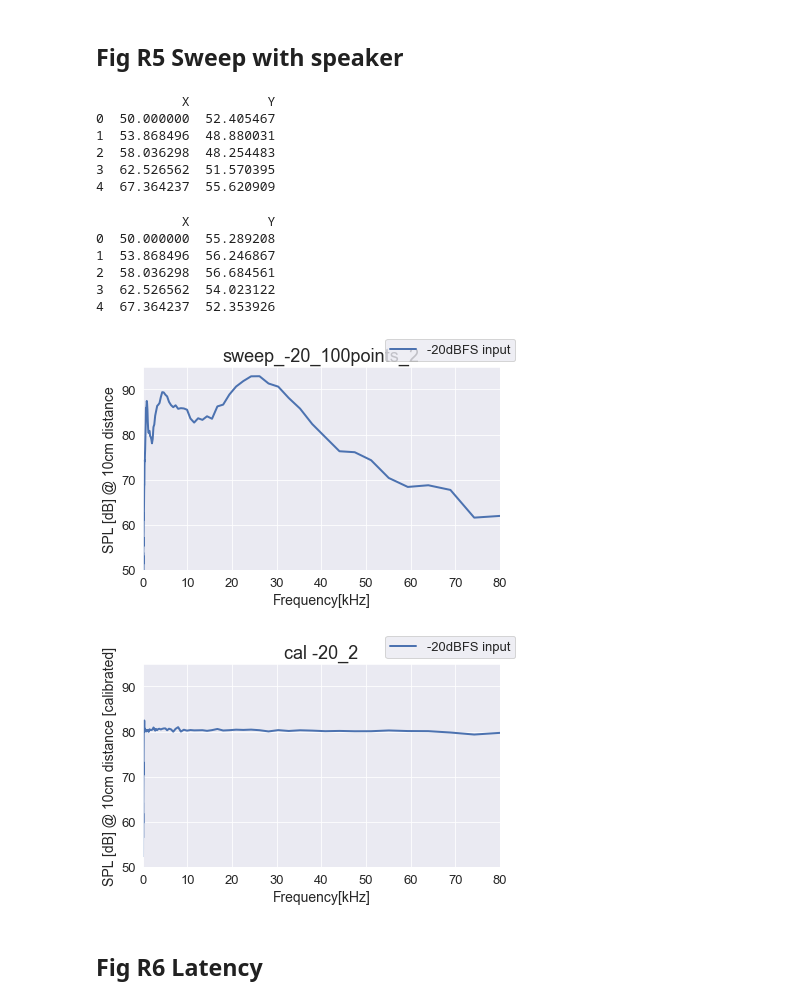
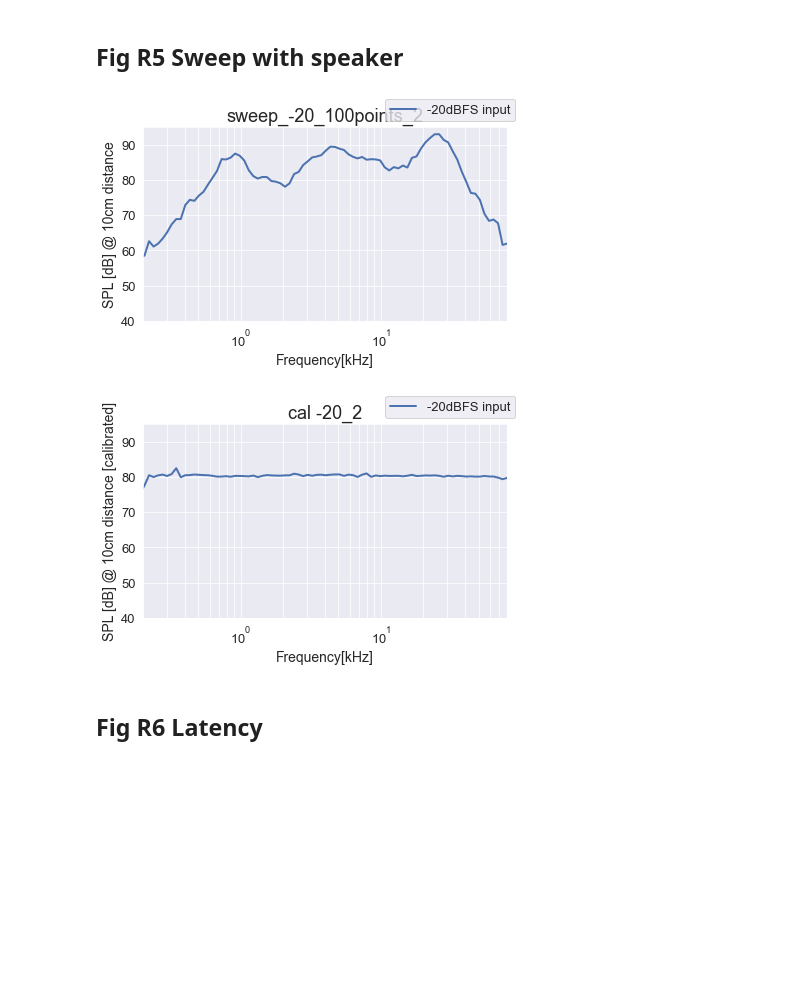
Before and after one commit to bruno-f-cruz/SoundBoard_cfhw, a Jupyter notebook: AnalysisCode/FFT_characterization.ipynb, the cells around one changed output. Drawn from its saved outputs; the diff is of its cells as text; code cells hidden in the pictures; blank space fills up the shorter version.

```diff
--- a/AnalysisCode/FFT_characterization.ipynb
+++ b/AnalysisCode/FFT_characterization.ipynb
@@ -70,7 +71,7 @@ ll = []
 for iexp in (-1, 0, 1 , 2, 3, 4):
     ll.append(np.arange(0,10, 1) * 10**(iexp))
 plt.xticks(np.concatenate(ll))
-ax.set_xlim((0.1, max_freq))
+ax.set_xlim((min_freq, max_freq))
 ax.set_ylim(gain_db_scale)
 fig.savefig(genpath(xlsxPath.name + '_' + sheetName))
 fig.show()
@@ -97,7 +98,7 @@ fig, ax = plot_quick_XY(d, figsize = default_fig_size,
     title = sheetName,
     xlabel = "Frequency[kHz]",
     ylabel = "Magnitude[dB]",
-    xlim = (0,max_freq), label = "THD = -80dB")
+    xlim = (min_freq,max_freq), label = "THD = -80dB")
 fig.legend()
 ax.set_ylim(fft_db_scale)
 fig.savefig(genpath(xlsxPath.name + '_' + sheetName))
@@ -119,7 +120,7 @@ plt.plot(d_noise_a_w["X"]/1000, d_noise_a_w["Y"],
 plt.title("Noise and noise_Aweighted")
 plt.xlabel("Frequency[kHz]")
 plt.ylabel("Magnitude[dB]")
-plt.xlim([0,max_freq])
+plt.xlim([min_freq,max_freq])
 plt.ylim(fft_noiseAw_db_scale)
 plt.legend()
 fig.savefig(genpath(xlsxPath.name + '_' + 'NoiseLevels'))
@@ -147,13 +148,13 @@ for ii in (1,2):
     if ii == 1:
         group = plusNoise
         labelString = "THD + Noise (dB)"
-        xlim2set = (0.1, max_freq)
+        xlim2set = (min_freq, max_freq)
         ylim2set = (-120,-50)
 
     elif ii == 2:
         group = noNoise
         labelString = "THD (dB)"
-        xlim2set = (0.1, max_freq/3)
+        xlim2set = (min_freq, max_freq/3)
         ylim2set = (-120,-50)
 
 
@@ -261,7 +262,7 @@ ll = []
 for iexp in (-1, 0, 1 , 2, 3, 4):
     ll.append(np.arange(0,10, 1) * 10**(iexp))
 plt.xticks(np.concatenate(ll))
-ax.set_xlim((0.1, max_freq))
+ax.set_xlim((min_freq, max_freq))
 ax.set_ylim(gain_db_scale)
 fig.savefig(genpath(xlsxPath.name + '_' + sheetName))
 fig.show()
@@ -274,7 +275,7 @@ fig, ax = plot_quick_XY(d, figsize = default_fig_size,
     title = sheetName,
     xlabel = "Frequency[kHz]",
     ylabel = "Magnitude[dB]",
-    xlim = (0,80), label = "THD = -111dB")
+    xlim = (min_freq,max_freq), label = "THD = -111dB")
 fig.legend()
 ax.set_ylim(fft_db_scale)
 fig.savefig(genpath(xlsxPath.name + '_' + sheetName))
@@ -288,7 +289,7 @@ fig, ax = plot_quick_XY(d, figsize = default_fig_size,
     title = sheetName,
     xlabel = "Frequency[kHz]",
     ylabel = "Magnitude[dB]",
-    xlim = (0,max_freq), label = "THD = -78dB")
+    xlim = (min_freq,max_freq), label = "THD = -78dB")
 fig.legend()
 ax.set_ylim(fft_db_scale)
 fig.savefig(genpath(xlsxPath.name + '_' + sheetName))
@@ -310,7 +311,7 @@ plt.plot(d_noise_a_w["X"]/1000, d_noise_a_w["Y"],
 plt.title("Noise and noise_Aweighted")
 plt.xlabel("Frequency[kHz]")
 plt.ylabel("Magnitude[dB]")
-plt.xlim([0,max_freq])
+plt.xlim([min_freq,max_freq])
 plt.ylim(fft_noiseAw_db_scale)
 plt.legend()
 fig.savefig(genpath(xlsxPath.name + '_' + 'NoiseLevels'))
@@ -329,7 +330,7 @@ for ii in (1,2):
     if ii == 1:
         r4_data_path = dataTargetFolder / "Fig R4 Data_SB_AMP_THD_2022_01_2831.xlsx"
         labelString = "THD + Noise (dB)"
-        xlim2set = (0.1, max_freq)
+        xlim2set = (min_freq, max_freq)
         ylim2set = (-120,-50)
         availableSheets = load_workbook(r4_data_path, read_only=True, keep_links=False).sheetnames
         group = sorted([p for p in availableSheets if (('_4Ohms' in p) and ('THD+N' in p))])
@@ -337,7 +338,7 @@ for ii in (1,2):
     elif ii == 2:
         r4_data_path = dataTargetFolder / "Fig R4 Data_SB_AMP_THD_2022_02_01.xlsx"
         labelString = "THD (dB)"
-        xlim2set = (0.1, max_freq/3)
+        xlim2set = (min_freq, max_freq/3)
         ylim2set = (-120,-50)
         availableSheets = load_workbook(r4_data_path, read_only=True, keep_links=False).sheetnames
         group = sorted([p for p in availableSheets if (('_4Ohms' in p) and ('THD_' in p))])
@@ -433,50 +434,50 @@ plt.show()
 # %%
 sweep_path = dataTargetFolder / "Fig R5 sweep_02_08.xlsx"
 sheetName = 'sweep_-20_100points_2'
 d = load_xlsx_sheet(sweep_path, skiprows = 15, col1 = 0, col2 = 11, sheetName=sheetName)
-print(d.head())
 fig, ax = plot_quick_XY(d, figsize = default_fig_size,
     c = myColorPal[0],
     title = sheetName,
     xlabel = "Frequency[kHz]",
     ylabel = "SPL [dB] @ 10cm distance",
     xlim = (0,80), label = "-20dBFS input", linewidth= 2)
 fig.legend()
-ax.set_ylim((50,95))
+ax.set_ylim((40,95))
+ax.set_xscale('log', base=10)
+ll = []
+for iexp in (-1, 0, 1 , 2, 3, 4):
+    ll.append(np.arange(0,10, 1) * 10**(iexp))
+plt.xticks(np.concatenate(ll))
+ax.set_xlim(min_freq, max_freq)
 fig.savefig(genpath(sweep_path.name + '_' + sheetName))
 fig.show()
 
 
 
 sweep_path = dataTargetFolder / "Fig R5 sweep_02_08.xlsx"
 sheetName = 'cal -20_2'
 d = load_xlsx_sheet(sweep_path, skiprows = 15, col1 = 0, col2 = 11, sheetName=sheetName)
-print(d.head())
 fig, ax = plot_quick_XY(d, figsize = default_fig_size,
     c = myColorPal[0],
     title = sheetName,
     xlabel = "Frequency[kHz]",
     ylabel = "SPL [dB] @ 10cm distance [calibrated]",
     xlim = (0,80), label = "-20dBFS input", linewidth= 2)
 fig.legend()
-ax.set_ylim((50,95))
+ax.set_ylim((40,95))
+
+ax.set_xscale('log', base=10)
+ll = []
+for iexp in (-1, 0, 1 , 2, 3, 4):
+    ll.append(np.arange(0,10, 1) * 10**(iexp))
+plt.xticks(np.concatenate(ll))
+ax.set_xlim(min_freq, max_freq)
+
 fig.savefig(genpath(sweep_path.name + '_' + sheetName))
 fig.show()
 # %% [output]
-           X          Y
-0  50.000000  52.405467
-1  53.868496  48.880031
-2  58.036298  48.254483
-3  62.526562  51.570395
-4  67.364237  55.620909
-           X          Y
-0  50.000000  55.289208
-1  53.868496  56.246867
-2  58.036298  56.684561
-3  62.526562  54.023122
-4  67.364237  52.353926
-[figure, old version]
+[figure, new version]
-[figure, old version]
+[figure, new version]
 # %% [markdown]
 ## Fig R6 Latency
 # %%
```
Also changed, not shown: parts of 6 cells of this notebook.
